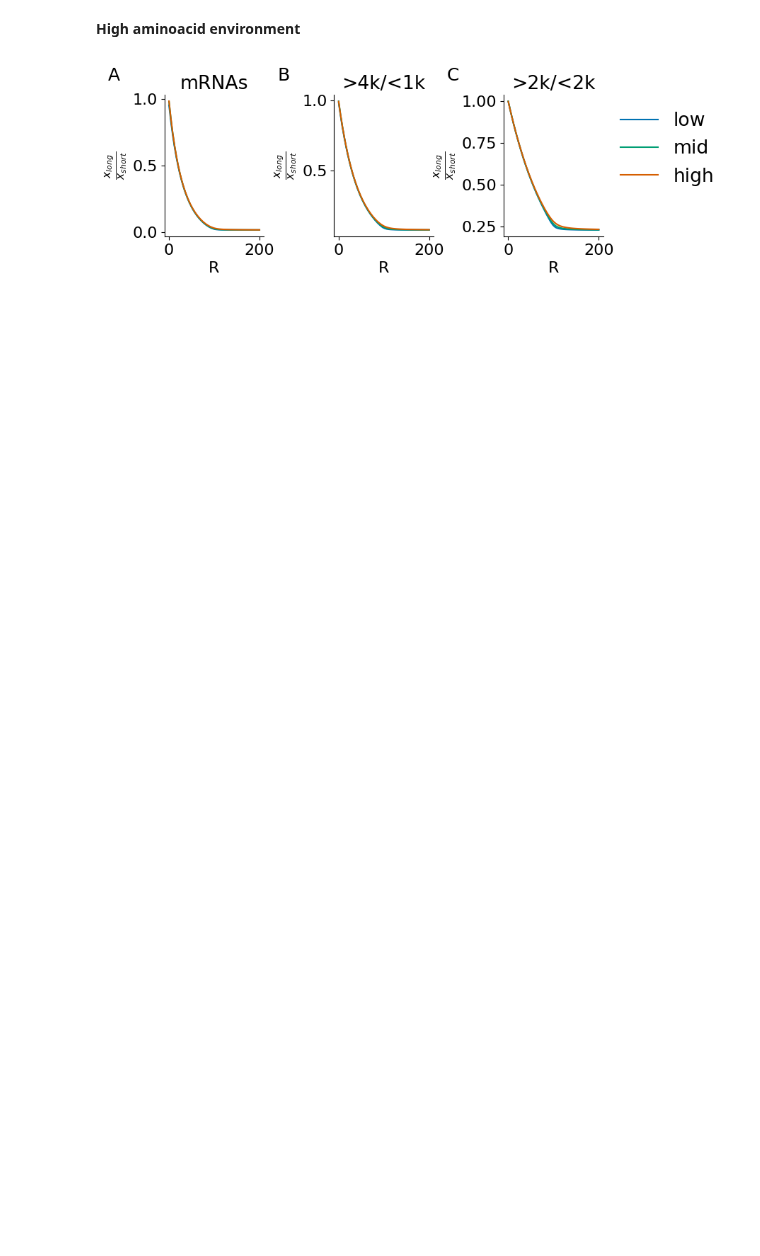
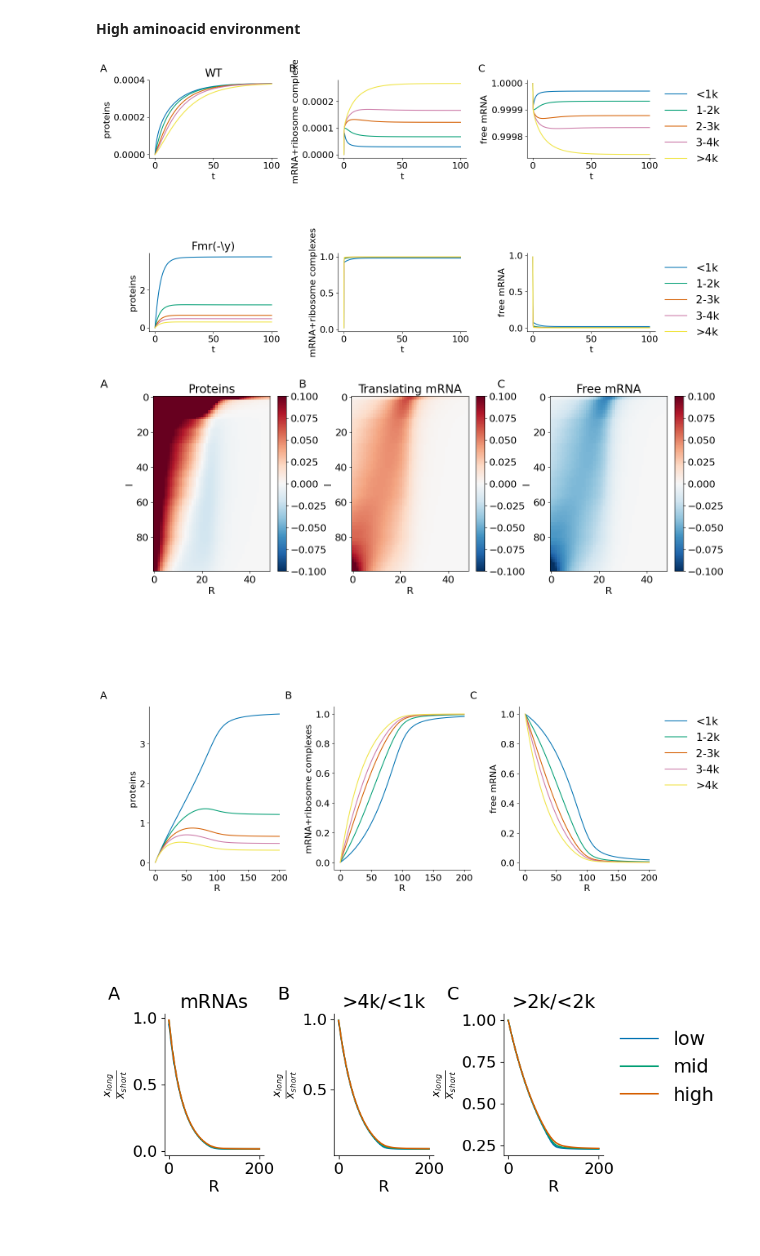
Before and after one commit to prubisch/competition_in_proteinsynthesis_in_autism, a Jupyter notebook: model_comparison_summary_figures.ipynb, the cells around one changed output. Cells and saved outputs as stored; diff of their text form; code cells hidden in the pictures; blank space fills up the shorter version.

```diff
--- a/model_comparison_summary_figures.ipynb
+++ b/model_comparison_summary_figures.ipynb
@@ -504,7 +506,7 @@ Y = N*2
 sim_time = 100
 
 
-results_lp = np.zeros([Rs.shape[0], int(sim_time/dt),3,N])
+results_lp =np.zeros([Rs.shape[0], int(sim_time/dt),3,N])
 
 #prepare parameter dictionary
 parameters = dict()
@@ -652,34 +654,38 @@ gs.hspace=0.8
 axes = {}
 for letter in 'ABC':
     axes[letter] = ax = fig.add_subplot(specs[letter])
 label_panels(axes, letters='ABC', postfix='', offset_left=1.2)
 for a in list('ABC'):
     axes[a].set_axis_off()
 
 ylabels = ['proteins', 'mRNA+ribosome complexes', 'free mRNA']
 
 for i in range(3):
     ax = fig.add_subplot(gs[0,i*2])
     av1 = np.mean(results_lp[:,-1, 2-i,s_1k], axis = 1)
     av2 = np.mean(results_lp[:,-1, 2-i,s_2k], axis = 1)
     av3 = np.mean(results_lp[:,-1, 2-i,s_3k], axis = 1)
     av4 = np.mean(results_lp[:,-1, 2-i,s_4k], axis = 1)
     av5 = np.mean(results_lp[:,-1, 2-i,b_4k], axis = 1)
 
     ax.plot(Rs, av1, label = '<1k')
     ax.plot(Rs, av2, label = '1-2k')
     ax.plot(Rs, av3, label = '2-3k')
     ax.plot(Rs, av4, label = '3-4k')
     ax.plot(Rs, av5, label = '>4k')
     ax.set_xlabel('R')
     ax.set_ylabel(ylabels[i])
     if i == 2:
         ax.legend(bbox_to_anchor=(1.0, 1.0), loc='upper left',  frameon = False)
     clear_axes(ax)
 
 plt.show()
 
-np.save('sim_results/high_aminolevel_'+str(α)+'_'+str(γ)+'_'+str(Y)+'_full_data.npy', results_lp[:,:,:,:])
+np.save('sim_results/high_aminolevel_'+str(α)+'_'+str(γ)+'_'+str(Y)+'_full_data.npy', results_lp[:,np.arange(0,sim_time, 100 *dt, dtype = int),:,:])
+# %% [output]
+[figure, added]
+[figure, added]
+[figure, added]
 # %%
 # plot the ratios in the different conditions: we will plot these between groups and maybe individuals
 
```
Also changed, not shown: parts of 5 cells of this notebook, 8 other files.
